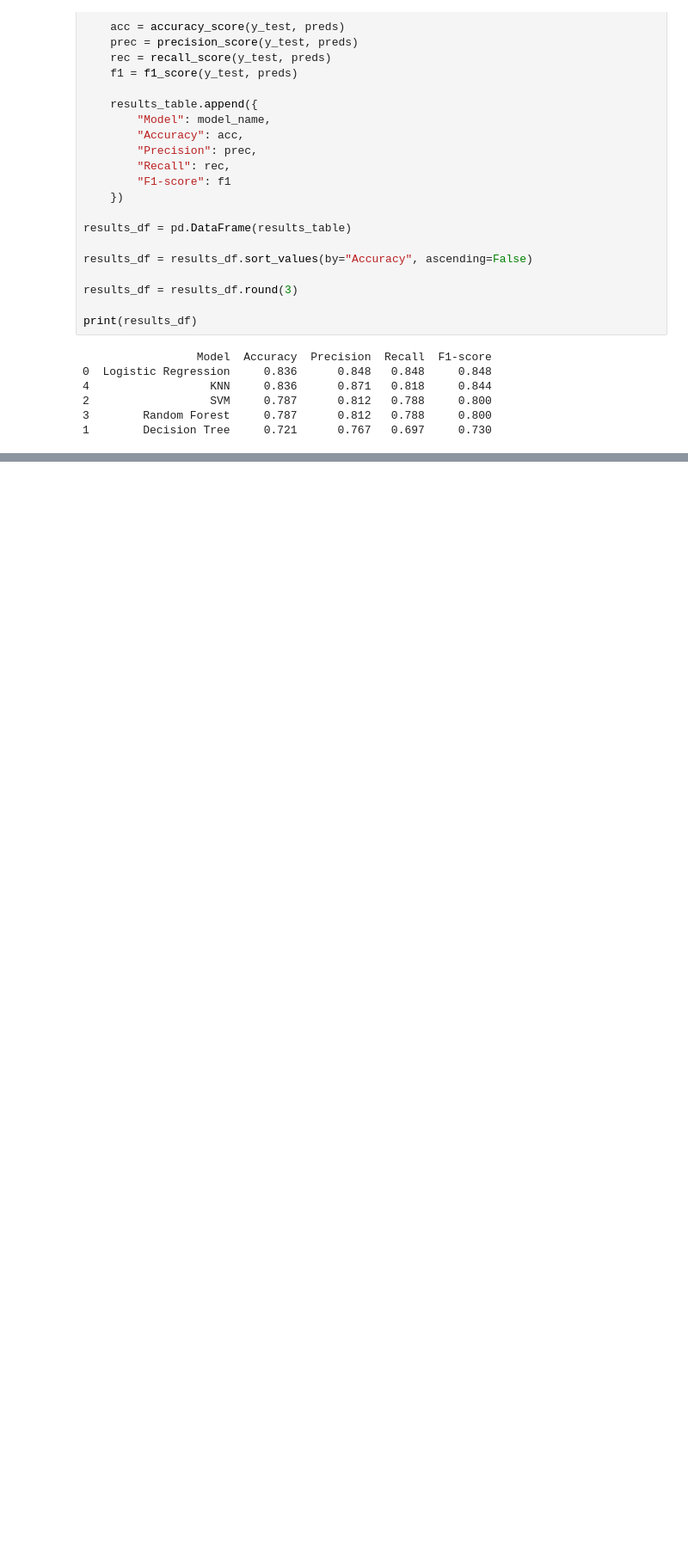
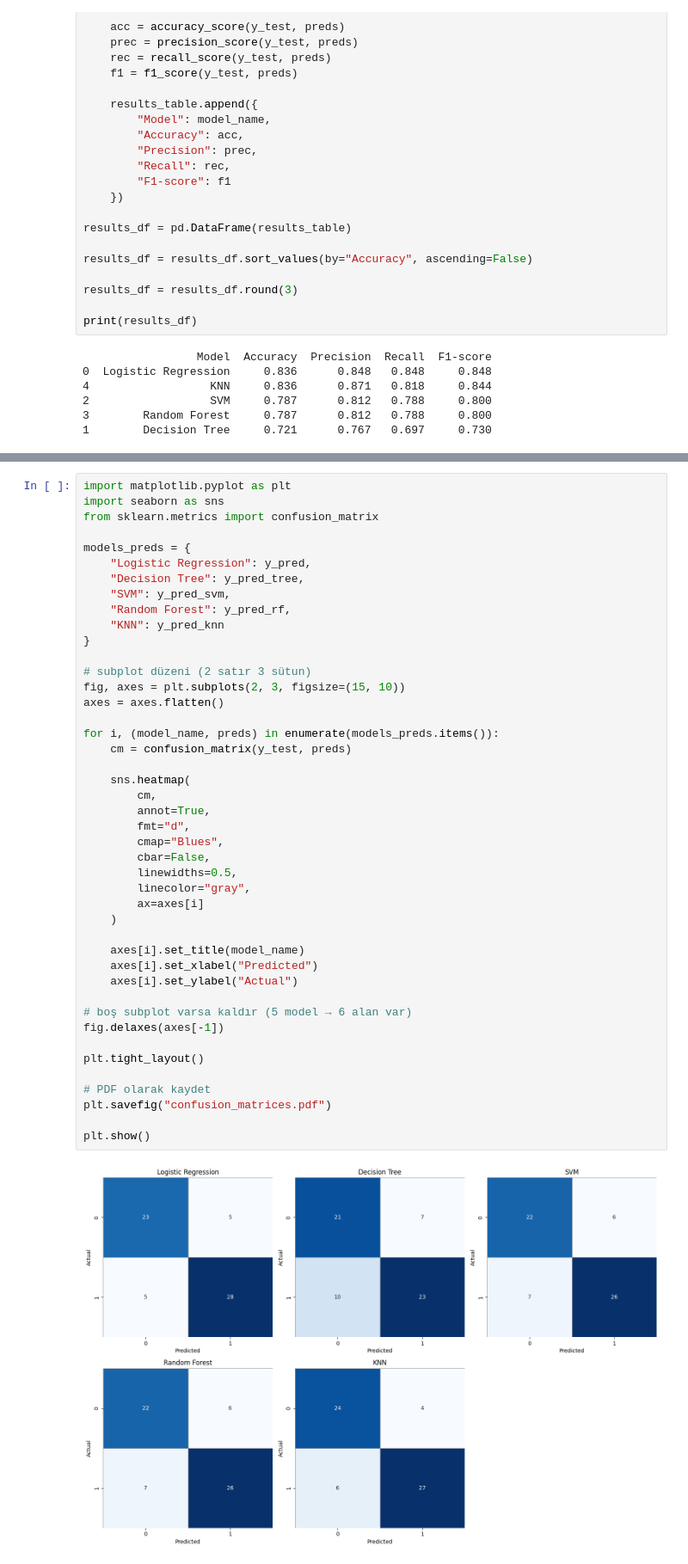
Before and after one commit to HasibeAltuntas06/Heart-Diease, a Jupyter notebook: deneme.ipynb, the cells around one changed output, grey strips where cells are left out. Shown at 86% size. Cells and saved outputs as stored; diff of their text form; blank space fills up the shorter version.

```diff
--- a/deneme.ipynb
+++ b/deneme.ipynb
@@ -464,0 +599,46 @@ print(results_df)
+# %%
+import matplotlib.pyplot as plt
+import seaborn as sns
+from sklearn.metrics import confusion_matrix
+
+models_preds = {
+    "Logistic Regression": y_pred,
+    "Decision Tree": y_pred_tree,
+    "SVM": y_pred_svm,
+    "Random Forest": y_pred_rf,
+    "KNN": y_pred_knn
+}
+
+# subplot düzeni (2 satır 3 sütun)
+fig, axes = plt.subplots(2, 3, figsize=(15, 10))
+axes = axes.flatten()
+
+for i, (model_name, preds) in enumerate(models_preds.items()):
+    cm = confusion_matrix(y_test, preds)
+
+    sns.heatmap(
+        cm,
+        annot=True,
+        fmt="d",
+        cmap="Blues",
+        cbar=False,
+        linewidths=0.5,
+        linecolor="gray",
+        ax=axes[i]
+    )
+
+    axes[i].set_title(model_name)
+    axes[i].set_xlabel("Predicted")
+    axes[i].set_ylabel("Actual")
+
+# boş subplot varsa kaldır (5 model → 6 alan var)
+fig.delaxes(axes[-1])
+
+plt.tight_layout()
+
+# PDF olarak kaydet
+plt.savefig("confusion_matrices.pdf")
+
+plt.show()
+# %% [output]
+[figure, added]
```
Also changed, not shown: parts of 5 cells of this notebook, 1 other file.
